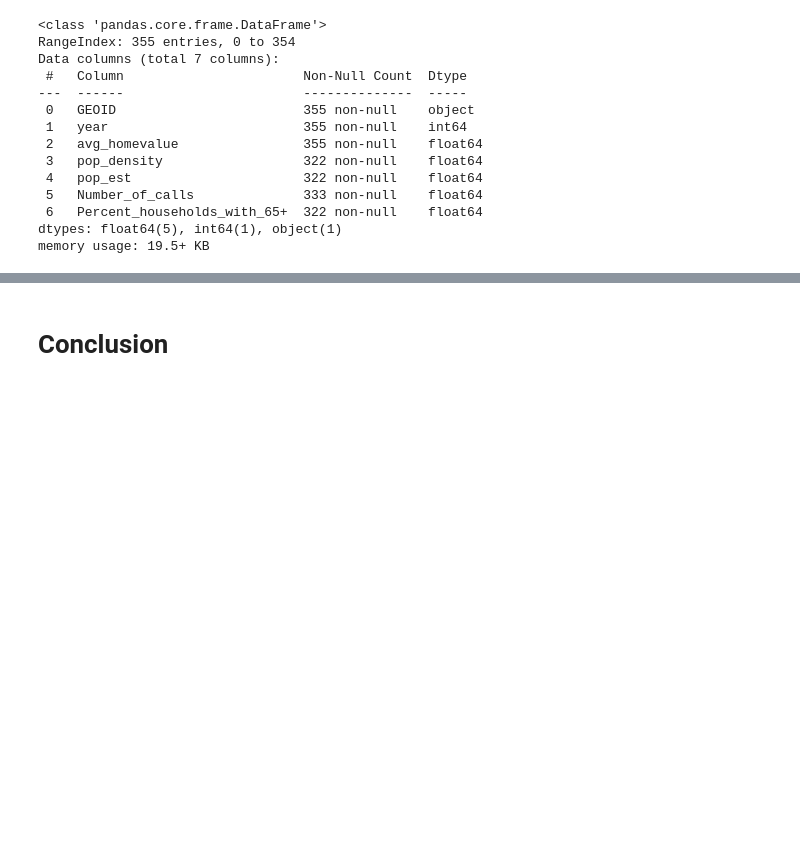
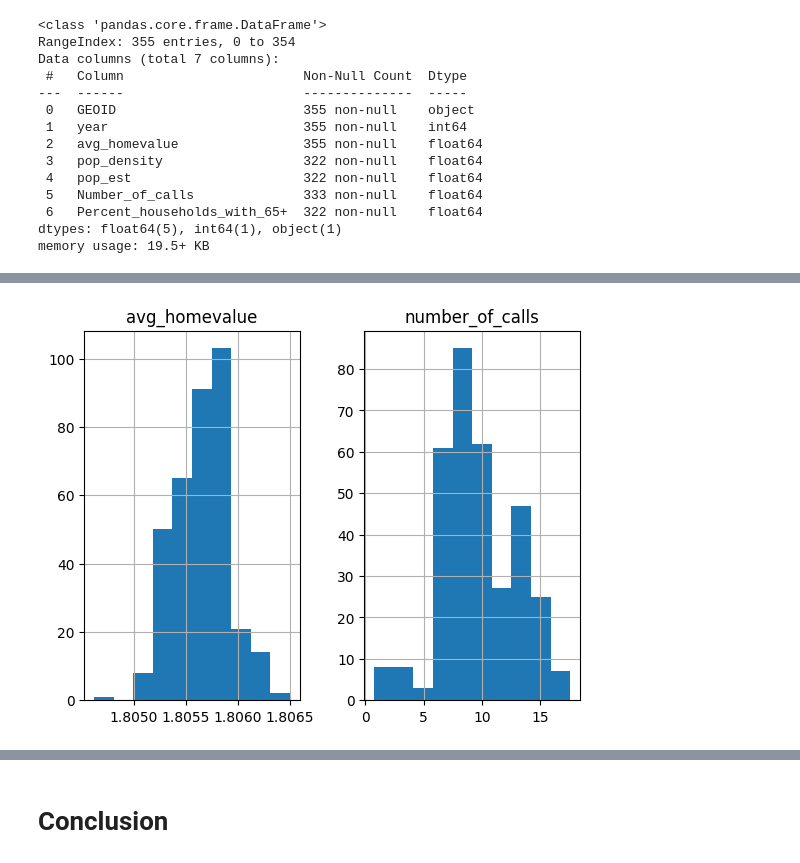
Before and after one commit to jordanlauritzen2/CRFR_Sp24_Project, a Jupyter notebook: CRFR_notebook.ipynb, the cells around one changed output, grey strips where cells are left out. Drawn from its saved outputs; the diff is of its cells as text; code cells hidden in the pictures; blank space fills up the shorter version.

```diff
--- a/CRFR_notebook.ipynb
+++ b/CRFR_notebook.ipynb
@@ -785 +899,7 @@ fig.show()
+# %%
+# Histograms of Transformed Data
+dataset.hist()
+pyplot.show()
+# %% [output]
+[figure, added]
 # %%
```
Also changed, not shown: parts of 81 cells of this notebook.
